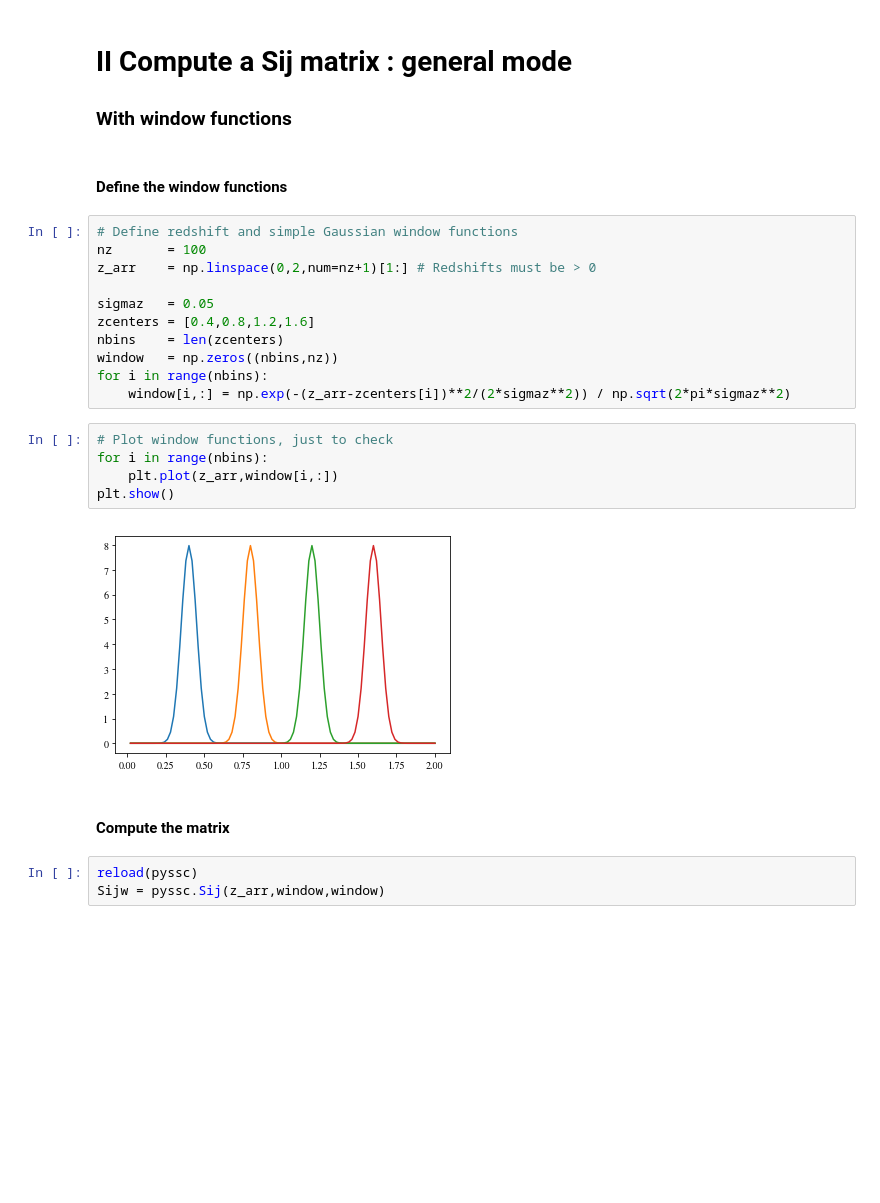
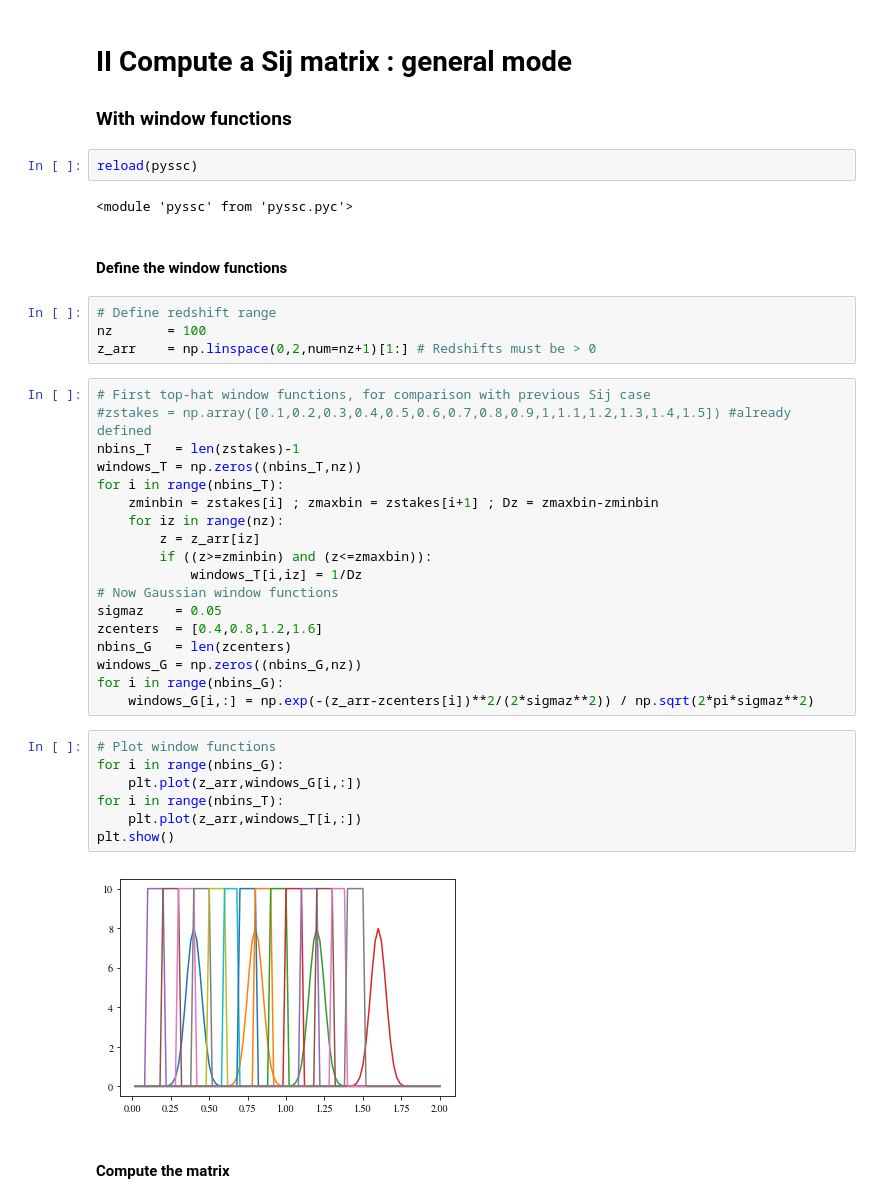
Before and after one commit to fabienlacasa/PySSC, a Jupyter notebook: examples.ipynb, the cells around one changed output. Cells and saved outputs as stored; diff of their text form; blank space fills up the shorter version.

Commit message:
Finalised new Sij function. Result is wrong, debugging to be done

```diff
--- a/examples.ipynb
+++ b/examples.ipynb
@@ -112,28 +112,42 @@ plt.show()
 # %% [markdown]
 <h1>II Compute a Sij matrix : general mode</h1>
 <h3>With window functions</h3>
+# %%
+reload(pyssc)
+# %% [output]
+<module 'pyssc' from 'pyssc.pyc'>
 # %% [markdown]
 <h4>Define the window functions</h4>
-# %%
-# Define redshift and simple Gaussian window functions
-nz       = 100
-z_arr    = np.linspace(0,2,num=nz+1)[1:] # Redshifts must be > 0
-
-sigmaz   = 0.05
-zcenters = [0.4,0.8,1.2,1.6]
-nbins    = len(zcenters)
-window   = np.zeros((nbins,nz))
-for i in range(nbins):
-    window[i,:] = np.exp(-(z_arr-zcenters[i])**2/(2*sigmaz**2)) / np.sqrt(2*pi*sigmaz**2)
+# %%
+# Define redshift range
+nz       = 100
+z_arr    = np.linspace(0,2,num=nz+1)[1:] # Redshifts must be > 0
+# %%
+# First top-hat window functions, for comparison with previous Sij case
+#zstakes = np.array([0.1,0.2,0.3,0.4,0.5,0.6,0.7,0.8,0.9,1,1.1,1.2,1.3,1.4,1.5]) #already defined
+nbins_T   = len(zstakes)-1
+windows_T = np.zeros((nbins_T,nz))
+for i in range(nbins_T):
+    zminbin = zstakes[i] ; zmaxbin = zstakes[i+1] ; Dz = zmaxbin-zminbin
+    for iz in range(nz):
+        z = z_arr[iz]
+        if ((z>=zminbin) and (z<=zmaxbin)):
+            windows_T[i,iz] = 1/Dz
+# Now Gaussian window functions
+sigmaz    = 0.05
+zcenters  = [0.4,0.8,1.2,1.6]
+nbins_G   = len(zcenters)
+windows_G = np.zeros((nbins_G,nz))
+for i in range(nbins_G):
+    windows_G[i,:] = np.exp(-(z_arr-zcenters[i])**2/(2*sigmaz**2)) / np.sqrt(2*pi*sigmaz**2)
 # %%
-# Plot window functions, just to check
-for i in range(nbins):
-    plt.plot(z_arr,window[i,:])
+# Plot window functions
+for i in range(nbins_G):
+    plt.plot(z_arr,windows_G[i,:])
+for i in range(nbins_T):
+    plt.plot(z_arr,windows_T[i,:])
 plt.show()
 # %% [output]
-[figure, old version]
+[figure, new version]
 # %% [markdown]
 <h4>Compute the matrix</h4>
-# %%
-reload(pyssc)
-Sijw = pyssc.Sij(z_arr,window,window)
```
Also changed, not shown: parts of 2 cells of this notebook, 2 other files.
